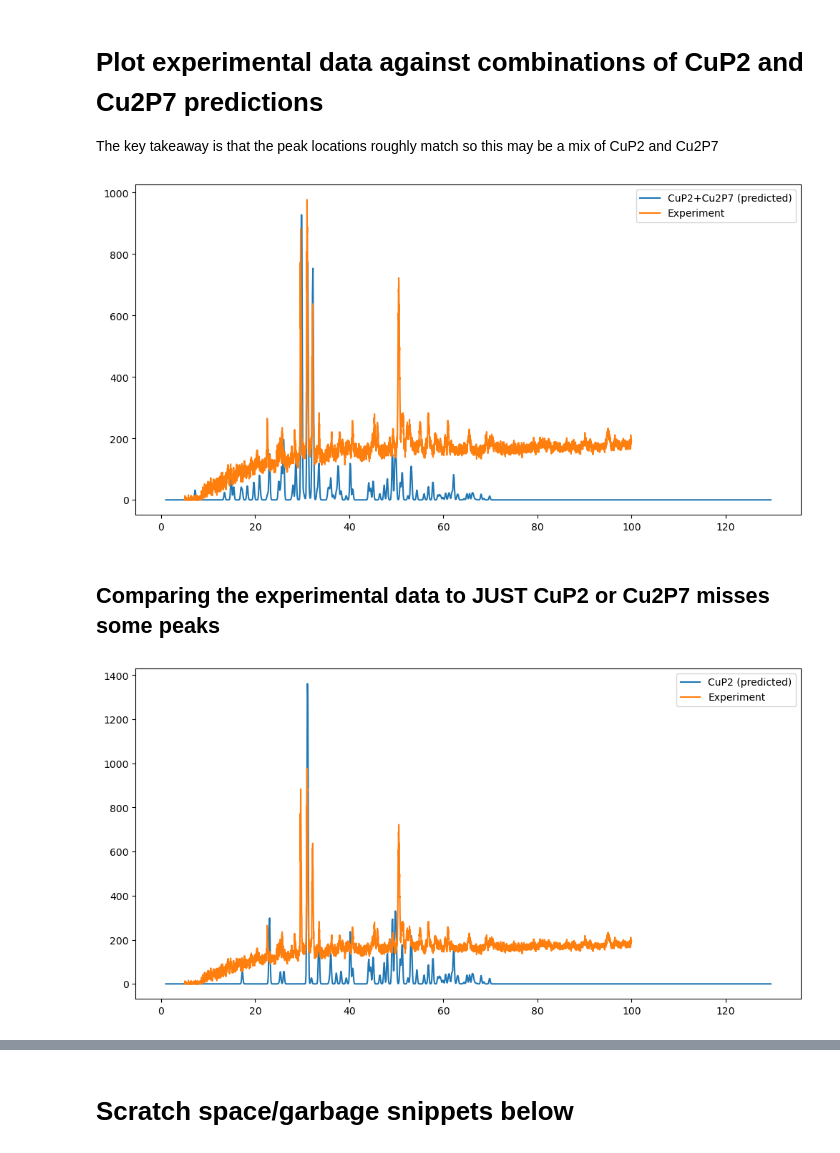
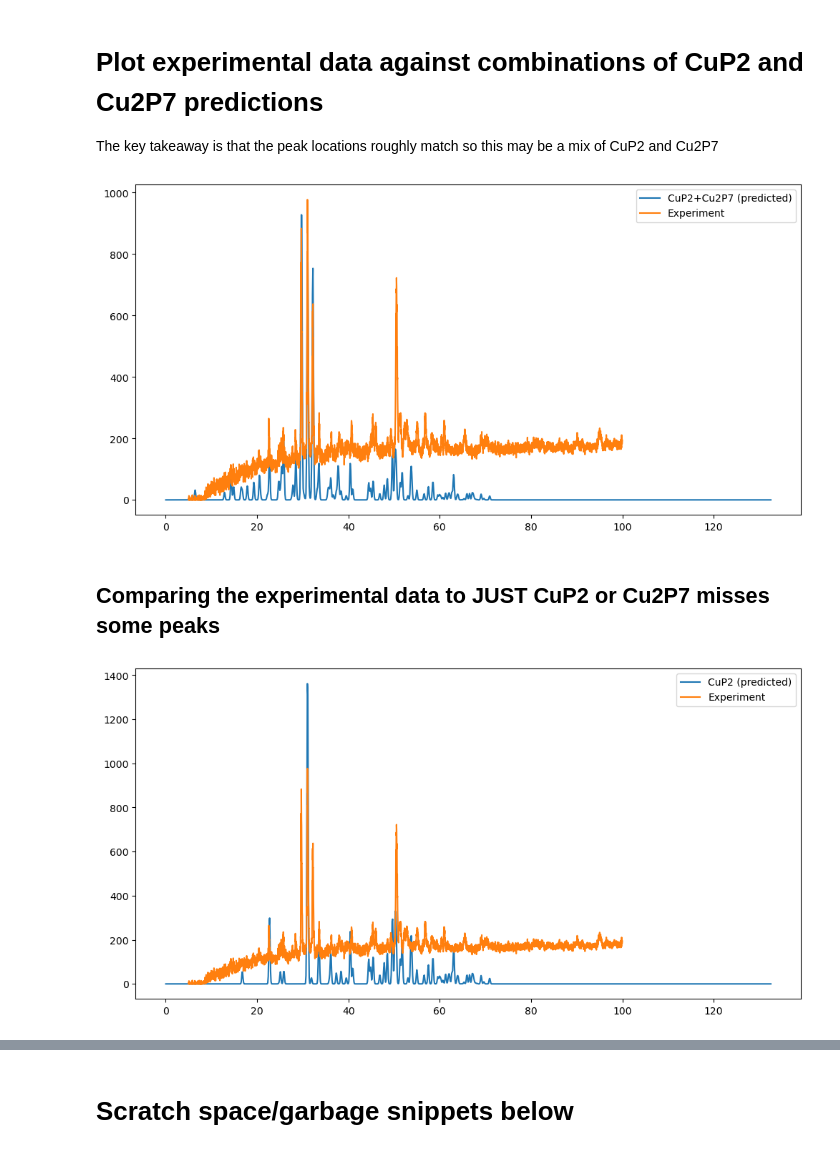
Before and after one commit to me2d09/lk99, a Jupyter notebook: analysis/Cu3P/2023_08_06_analyze_data.ipynb, the cells around one changed output, grey strips where cells are left out. Cells and saved outputs as stored; diff of their text form; code cells hidden in the pictures.

```diff
--- a/analysis/Cu3P/2023_08_06_analyze_data.ipynb
+++ b/analysis/Cu3P/2023_08_06_analyze_data.ipynb
@@ -112,8 +94,8 @@ scale=10
 # HUGE NOTE - I DON'T KNOW WHY I HAVE TO USE THESE SCALING
 # FACTORS TO MAKE THE PRED AND EXPT PLOTS KINDA LINE UP!
 # I MAY BE DOING THIS UTTERLY WRONG!!!
-completely_made_up_x_offset = 1
-completely_made_up_x_scale = 9.9
+completely_made_up_x_offset = 0
+completely_made_up_x_scale = 10.2
 
 ttharray = np.arange(0, 13, 0.01)
 
@@ -140,26 +122,26 @@ fig.set_size_inches(12, 6, forward=True)
 
 The key takeaway is that the peak locations roughly match so this may be a mix of CuP2 and Cu2P7
 # %%
-pyplot.plot(completely_made_up_x_offset+((ttharray) * completely_made_up_x_scale),
+pyplot.plot(completely_made_up_x_offset+(ttharray * completely_made_up_x_scale),
             (cu2p7.powder_overlay + cup2.powder_overlay)/2,
             label="CuP2+Cu2P7 (predicted)")
 
 
 m_av_width = 600
 pyplot.plot(data_formatted[:,0],
             data_formatted[:,1],
             label="Experiment"
            )
 fig = pyplot.gcf()
 pyplot.legend()
 # Make the plot big using freedom units
 fig.set_size_inches(12, 6, forward=True)
 # %% [output]
-[figure, old version]
+[figure, new version]
 # %% [markdown]
 ## Comparing the experimental data to JUST CuP2 or Cu2P7 misses some peaks
 # %%
-pyplot.plot(completely_made_up_x_offset+((ttharray) * completely_made_up_x_scale),
+pyplot.plot(completely_made_up_x_offset+(ttharray * completely_made_up_x_scale),
             (cup2.powder_overlay),
             label="CuP2 (predicted)")
 
@@ -174,7 +156,7 @@ pyplot.legend()
 # Make the plot big using freedom units
 fig.set_size_inches(12, 6, forward=True)
 # %% [output]
-[figure, old version]
+[figure, new version]
 # %%
 pyplot.plot(completely_made_up_x_offset+((ttharray) * completely_made_up_x_scale),
             cu2p7.powder_overlay ,
```
Also changed, not shown: parts of 4 cells of this notebook.
